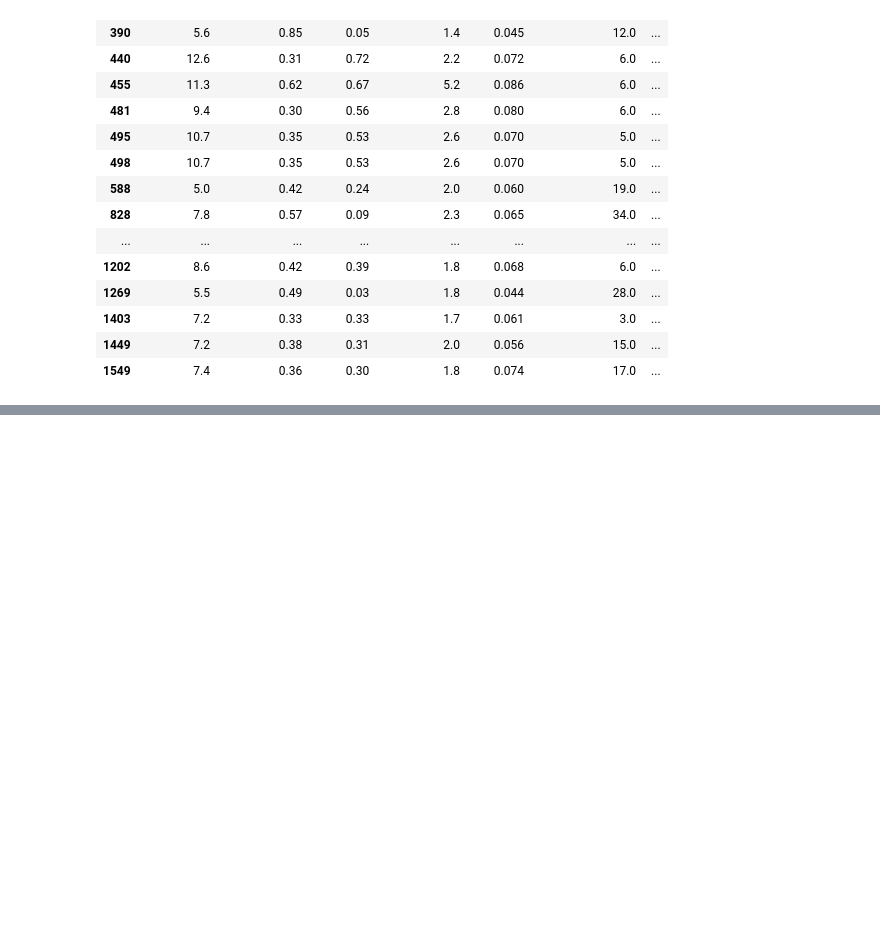
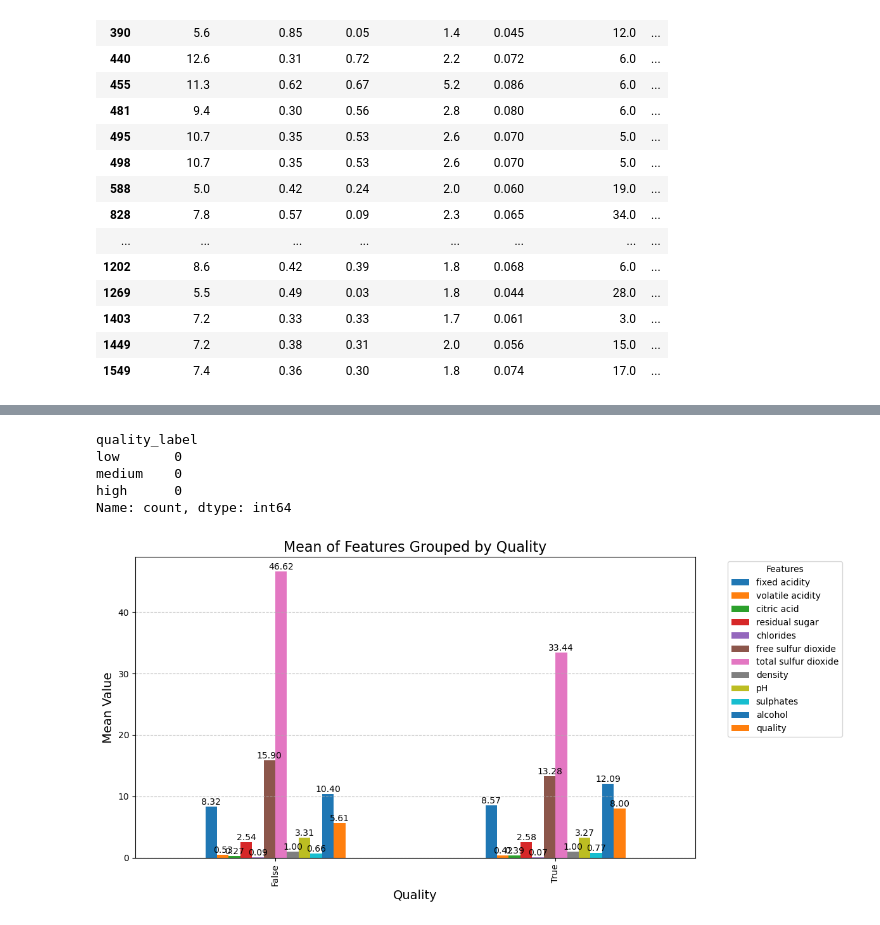
Before and after one commit to rakeshtparayil/BlueBerry-Winery, a Jupyter notebook: blueBerry_winery.ipynb, the cells around one changed output, grey strips where cells are left out. Saved outputs shown, nothing was run; the diff lists cells and outputs as text; code cells hidden in the pictures; blank space fills up the shorter version.

```diff
--- a/blueBerry_winery.ipynb
+++ b/blueBerry_winery.ipynb
@@ -23,10 +24,3 @@ redwine.head(10)
 | 7 | 7.3 | 0.65 | 0.00 | 1.2 | 0.065 | 15.0 | ... |
 | 8 | 7.8 | 0.58 | 0.02 | 2.0 | 0.073 | 9.0 | ... |
 | 9 | 7.5 | 0.50 | 0.36 | 6.1 | 0.071 | 17.0 | ... |
-# %%
-
-# Create a new column with values like rw1, rw2, ...
-redwine['wine_id'] = ['rw' + str(i+1) for i in range(len(redwine))]
-redwine.columns
-redwine_rows = redwine.duplicated().sum()
-redwine_rows
@@ -67,3 +59,11 @@ redwine.loc[redwine['quality'] == 8]
 | 1403 | 7.2 | 0.33 | 0.33 | 1.7 | 0.061 | 3.0 | ... |
 | 1449 | 7.2 | 0.38 | 0.31 | 2.0 | 0.056 | 15.0 | ... |
 | 1549 | 7.4 | 0.36 | 0.30 | 1.8 | 0.074 | 17.0 | ... |
+# %%
+# Select only numeric columns
+numeric_columns = redwine.select_dtypes(include='number')
+
+# Group by 'quality' and calculate the mean
+mean_by_quality = numeric_columns.groupby(redwine['quality']== 8).mean()
+
+print(mean_by_quality)
@@ -69,0 +202,31 @@ redwine.loc[redwine['quality'] == 8]
+# %%
+# Separate the data for White and Red wines
+white_quality_counts = combined_wine[combined_wine['wine_type'] == 'White']['quality_label'].value_counts()
+red_quality_counts = combined_wine[combined_wine['wine_type'] == 'Red']['quality_label'].value_counts()
+red_quality_counts
+# %% [output]
+quality_label
+low       0
+medium    0
+high      0
+Name: count, dtype: int64
+# %%
+# Plot mean of all columns for each quality level
+ax = mean_by_quality.plot(kind='bar', figsize=(12, 6))
+
+# Add values on top of each bar
+for container in ax.containers:
+    ax.bar_label(container, fmt='%.2f', label_type='edge')
+
+# Add title and labels
+plt.title('Mean of Features Grouped by Quality', fontsize=16)
+plt.xlabel('Quality', fontsize=14)
+plt.ylabel('Mean Value', fontsize=14)
+plt.legend(title='Features', bbox_to_anchor=(1.05, 1), loc='upper left')
+plt.grid(axis='y', linestyle='--', alpha=0.7)
+
+# Show the plot
+plt.tight_layout()
+plt.show()
+# %% [output]
+[figure, added]
```
Also changed, not shown: parts of 9 cells of this notebook, 1 other file.
